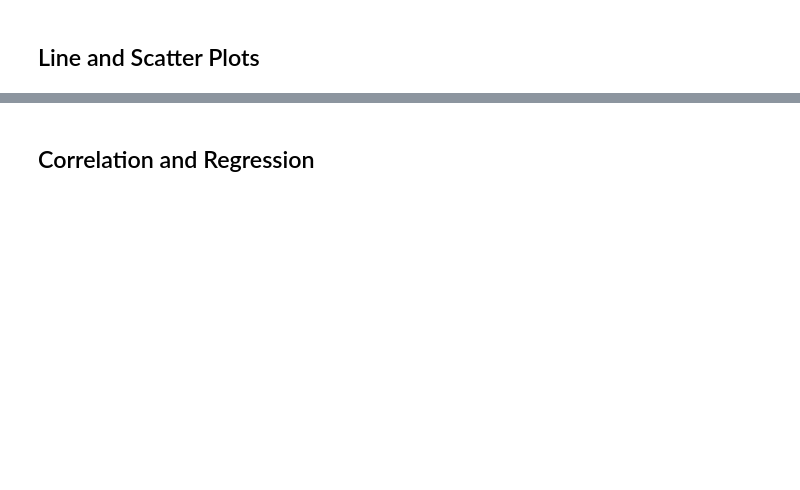
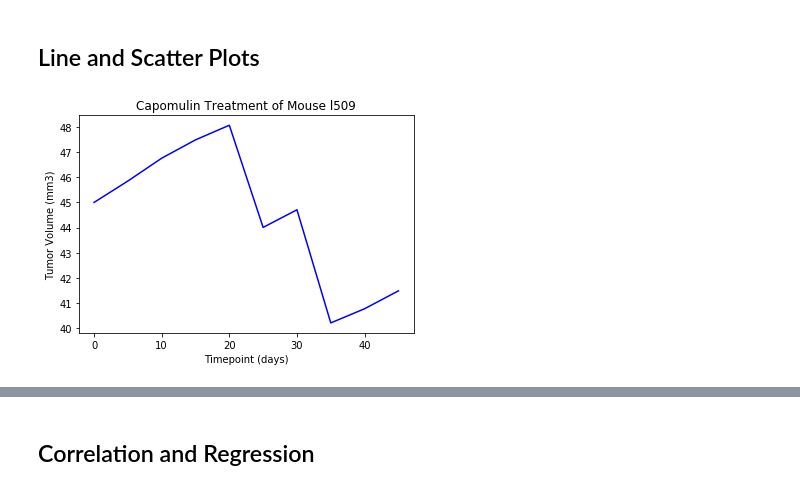
Before and after one commit to angelanarag/module_5_challenge, a Jupyter notebook: module_5_starter_code/Pymaceuticals/pymaceuticals.ipynb, the cells around one changed output, grey strips where cells are left out. Drawn from its saved outputs; the diff is of its cells as text; code cells hidden in the pictures; blank space fills up the shorter version.

```diff
--- a/module_5_starter_code/Pymaceuticals/pymaceuticals.ipynb
+++ b/module_5_starter_code/Pymaceuticals/pymaceuticals.ipynb
@@ -242,0 +279,22 @@ sex_mice.plot(kind="pie", figsize=(6,3))
+# %%
+# Generate a line plot of tumor volume vs. time point for a mouse treated with Capomulin
+
+# Generate dataframe only in Capomulin Regimen
+Capomulin_df = clean_combined.loc[clean_combined['Drug Regimen'] == 'Capomulin']
+
+# Identify specific mouse ID and get data of the mouse id
+# As per graph shown on the starter file, using Mouse ID l509
+mouse_id = 'l509'
+mouse_df = Capomulin_df.loc[Capomulin_df['Mouse ID'] == mouse_id]
+
+# Generate a line plot
+time_vol = plt.plot(mouse_df['Timepoint'], mouse_df['Tumor Volume (mm3)'], color='blue')
+
+# Set x/y labels and title
+plt.title(f"Capomulin Treatment of Mouse {mouse_id}")
+plt.xlabel("Timepoint (days)")
+plt.ylabel("Tumor Volume (mm3)")
+
+plt.show()
+# %% [output]
+[figure, added]
```
Also changed, not shown: parts of 17 cells of this notebook.
